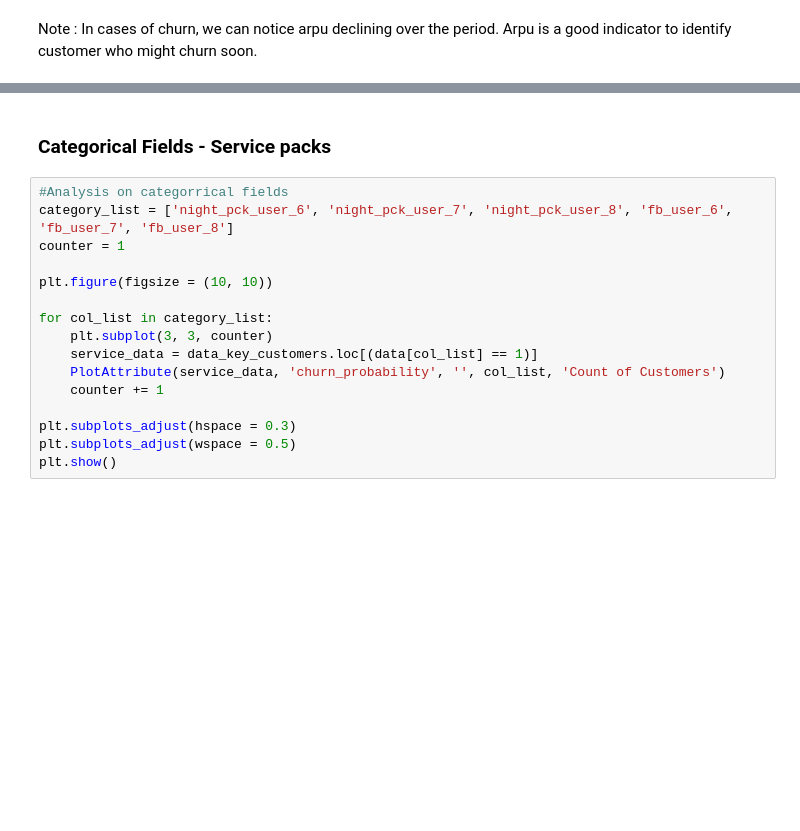
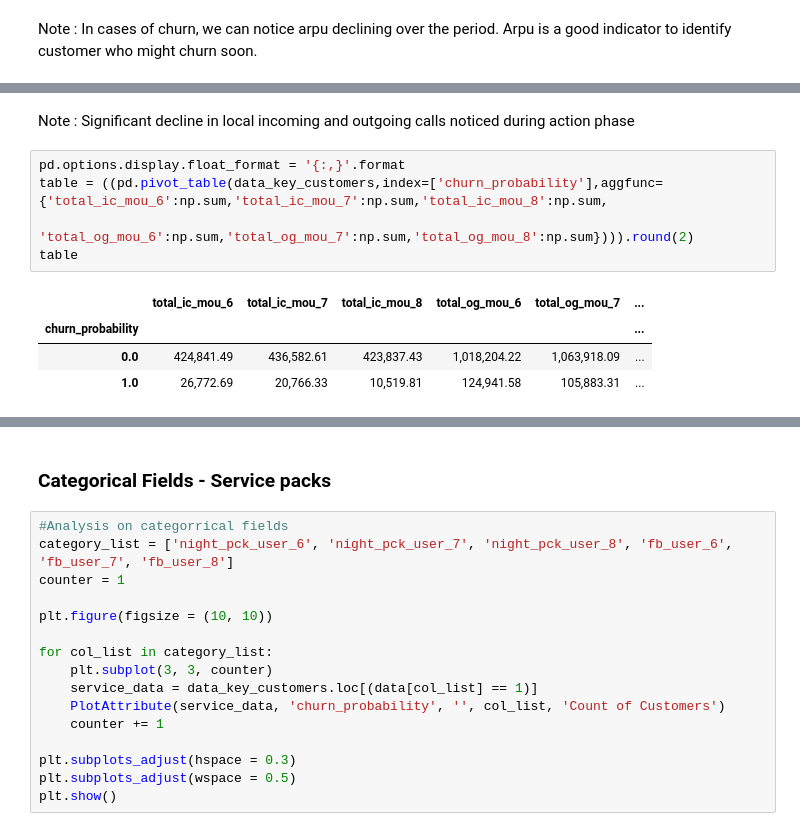
Before and after one commit to chitra-psg/telecom_churn, a Jupyter notebook: telecom_churn_prediction_roc_auc_final.ipynb, the cells around one changed output, grey strips where cells are left out. Saved outputs shown, nothing was run; the diff lists cells and outputs as text; blank space fills up the shorter version.

```diff
--- a/telecom_churn_prediction_roc_auc_final.ipynb
+++ b/telecom_churn_prediction_roc_auc_final.ipynb
@@ -596,0 +635,12 @@ Note : In cases of churn, we can notice arpu declining over the period. Arpu is
+# %% [markdown]
+Note : Significant decline in local incoming and outgoing calls noticed during action phase
+# %%
+pd.options.display.float_format = '{:,}'.format
+table = ((pd.pivot_table(data_key_customers,index=['churn_probability'],aggfunc={'total_ic_mou_6':np.sum,'total_ic_mou_7':np.sum,'total_ic_mou_8':np.sum,
+                                                                   'total_og_mou_6':np.sum,'total_og_mou_7':np.sum,'total_og_mou_8':np.sum}))).round(2)
+table
+# %% [output]
+|  | total_ic_mou_6 | total_ic_mou_7 | total_ic_mou_8 | total_og_mou_6 | total_og_mou_7 | ... |
+| churn_probability |  |  |  |  |  | ... |
+| 0.0 | 424,841.49 | 436,582.61 | 423,837.43 | 1,018,204.22 | 1,063,918.09 | ... |
+| 1.0 | 26,772.69 | 20,766.33 | 10,519.81 | 124,941.58 | 105,883.31 | ... |
```
Also changed, not shown: parts of 32 cells of this notebook.
